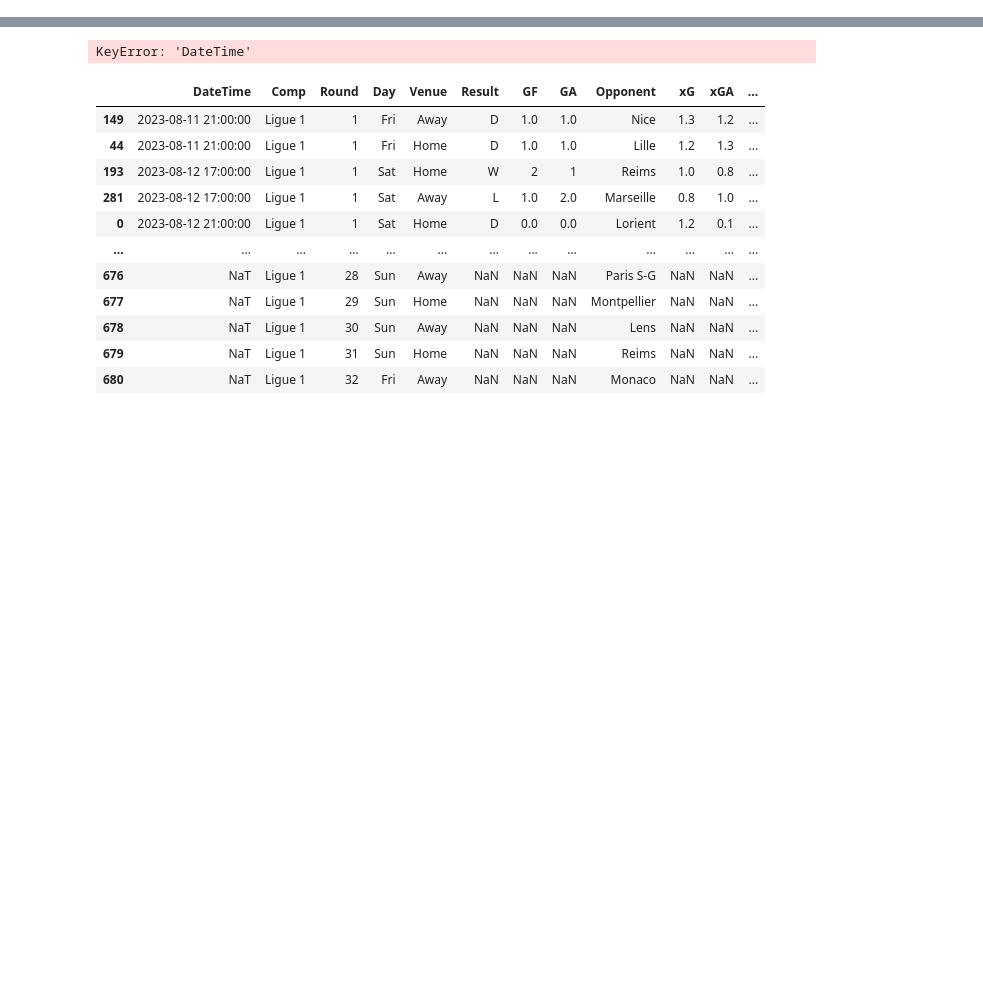
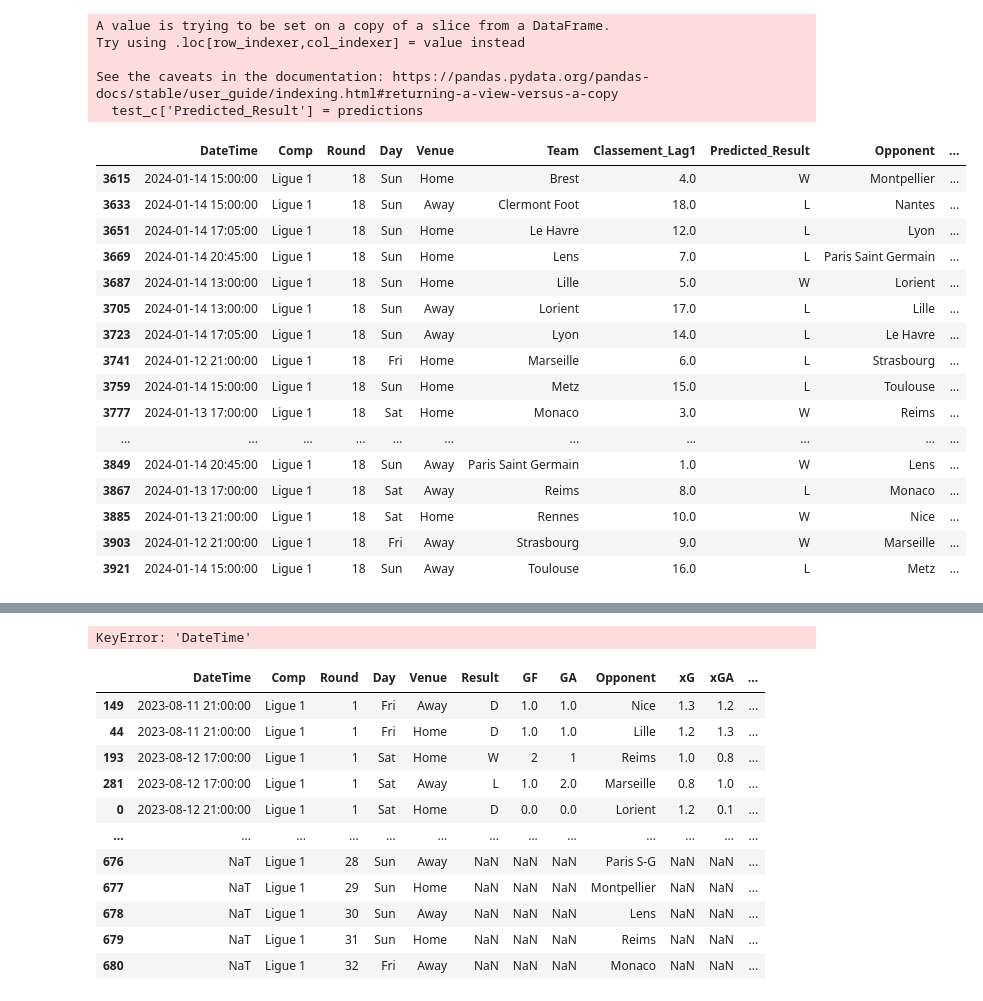
Before and after one commit to alexandreviard/Ligue1Predictor, a Jupyter notebook: Fbref_alex/script.ipynb, the cells around one changed output, grey strips where cells are left out. Saved outputs shown, nothing was run; the diff lists cells and outputs as text; code cells hidden in the pictures; blank space fills up the shorter version.

```diff
--- a/Fbref_alex/script.ipynb
+++ b/Fbref_alex/script.ipynb
@@ -57,0 +120,67 @@ A = scrape_latest_ligue1_data()
+# %%
+import pandas as pd
+from sklearn.ensemble import RandomForestClassifier
+
+
+
+
+# Créer des variables factices pour la colonne 'Opponent'
+dummies = pd.get_dummies(c['Opponent'])
+
+# Fusionner les variables factices avec le DataFrame original
+c = pd.concat([c, dummies], axis=1)
+
+
+
+# Séparer les données en ensembles d'entraînement et de test
+train_c = c[c['Result'].notna()]
+test_c = c[c['Result'].isna()]
+
+
+# Filtrer pour conserver uniquement les colonnes avec "_Lag1" et les colonnes des variables factices
+features = [col for col in train_c.columns if '_Lag1' in col] + list(dummies.columns)
+
+
+# Préparer les ensembles d'entraînement et de test
+X_train = train_c[features]
+y_train = train_c['Result']
+X_test = test_c[features]
+
+# Supprimer les lignes avec des NaN dans les colonnes de features dans l'ensemble d'entraînement
+X_train = X_train.dropna()
+y_train = y_train[X_train.index]  # Assurez-vous que y_train a les mêmes lignes que X_train
+
+# Créer et entraîner le modèle Random Forest
+rf_model = RandomForestClassifier()
+rf_model.fit(X_train, y_train)
+
+predictions = rf_model.predict(X_test)
+
+# Ajouter les prédictions à l'ensemble de test
+test_c['Predicted_Result'] = predictions
+# %% [output]
+A value is trying to be set on a copy of a slice from a DataFrame.
+Try using .loc[row_indexer,col_indexer] = value instead
+
+See the caveats in the documentation: https://pandas.pydata.org/pandas-docs/stable/user_guide/indexing.html#returning-a-view-versus-a-copy
+  test_c['Predicted_Result'] = predictions
+# %%
+affichage_colonne(test_c)
+# %% [output]
+|  | DateTime | Comp | Round | Day | Venue | Team | Classement_Lag1 | Predicted_Result | Opponent | ... |
+| 3615 | 2024-01-14 15:00:00 | Ligue 1 | 18 | Sun | Home | Brest | 4.0 | W | Montpellier | ... |
+| 3633 | 2024-01-14 15:00:00 | Ligue 1 | 18 | Sun | Away | Clermont Foot | 18.0 | L | Nantes | ... |
+| 3651 | 2024-01-14 17:05:00 | Ligue 1 | 18 | Sun | Home | Le Havre | 12.0 | L | Lyon | ... |
+| 3669 | 2024-01-14 20:45:00 | Ligue 1 | 18 | Sun | Home | Lens | 7.0 | L | Paris Saint Germain | ... |
+| 3687 | 2024-01-14 13:00:00 | Ligue 1 | 18 | Sun | Home | Lille | 5.0 | W | Lorient | ... |
+| 3705 | 2024-01-14 13:00:00 | Ligue 1 | 18 | Sun | Away | Lorient | 17.0 | L | Lille | ... |
+| 3723 | 2024-01-14 17:05:00 | Ligue 1 | 18 | Sun | Away | Lyon | 14.0 | L | Le Havre | ... |
+| 3741 | 2024-01-12 21:00:00 | Ligue 1 | 18 | Fri | Home | Marseille | 6.0 | L | Strasbourg | ... |
+| 3759 | 2024-01-14 15:00:00 | Ligue 1 | 18 | Sun | Home | Metz | 15.0 | L | Toulouse | ... |
+| 3777 | 2024-01-13 17:00:00 | Ligue 1 | 18 | Sat | Home | Monaco | 3.0 | W | Reims | ... |
+| ... | ... | ... | ... | ... | ... | ... | ... | ... | ... | ... |
+| 3849 | 2024-01-14 20:45:00 | Ligue 1 | 18 | Sun | Away | Paris Saint Germain | 1.0 | W | Lens | ... |
+| 3867 | 2024-01-13 17:00:00 | Ligue 1 | 18 | Sat | Away | Reims | 8.0 | L | Monaco | ... |
+| 3885 | 2024-01-13 21:00:00 | Ligue 1 | 18 | Sat | Home | Rennes | 10.0 | W | Nice | ... |
+| 3903 | 2024-01-12 21:00:00 | Ligue 1 | 18 | Fri | Away | Strasbourg | 9.0 | W | Marseille | ... |
+| 3921 | 2024-01-14 15:00:00 | Ligue 1 | 18 | Sun | Away | Toulouse | 16.0 | L | Metz | ... |
```
Also changed, not shown: parts of 22 cells of this notebook, 3 other files.
